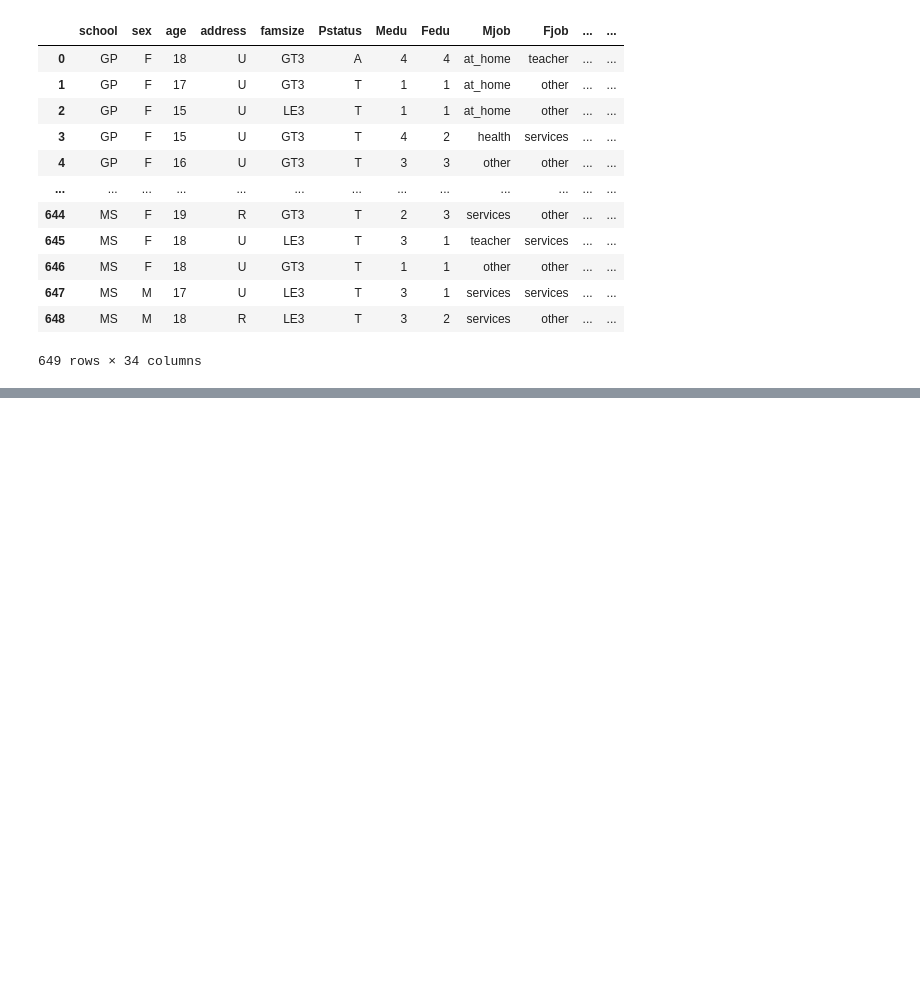
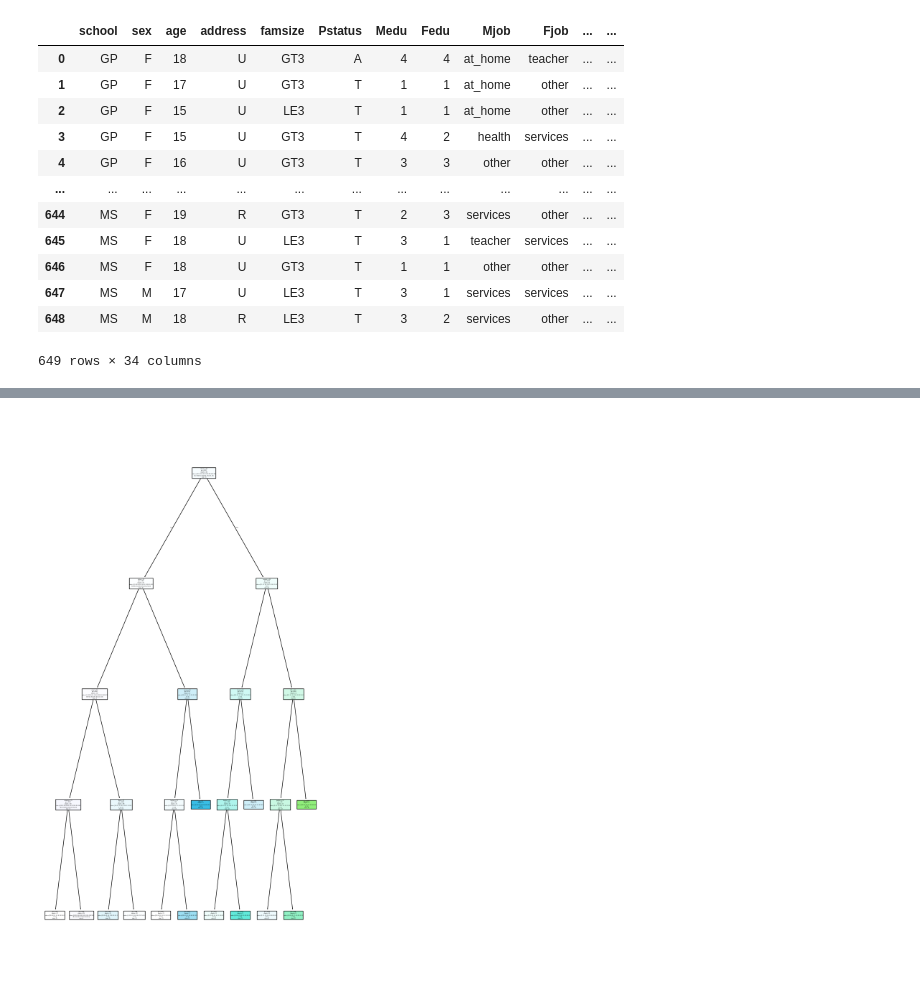
Before and after one commit to vpy-rain/Machine-Learning-Exercise, a Jupyter notebook: decision_tree.ipynb, the cells around one changed output, grey strips where cells are left out. Saved outputs shown, nothing was run; the diff lists cells and outputs as text; code cells hidden in the pictures; blank space fills up the shorter version.

```diff
--- a/decision_tree.ipynb
+++ b/decision_tree.ipynb
@@ -46,7 +46,8 @@ df.head
 
 [649 rows x 33 columns]>
 # %%
-df['G'] = df.apply(lambda row: row["G1"] + row["G2"] + row["G3"], axis=1)
+df['G'] = df.apply(lambda row: (row["G1"] + row["G2"] + row["G3"])/3, axis=1)
+df['G'] = df['G'].astype('int64')
 # %%
 df.dtypes
 # %% [output]
@@ -100,6 +118,6 @@ array([0, 1, 2, 3, 4])
 # %%
-X = df.drop(['G'], axis=1)
-y = df['G']
+X = df_amended.drop(['G1', 'G2', 'G3', 'G'], axis=1)
+y = df_amended['G']
 # %%
 X_train, X_test, y_train, y_test = train_test_split(X, y, train_size=0.67)
 # %%
@@ -142,12 +160,12 @@ The best is:  (DecisionTreeClassifier(splitter='random'), 0.6697674418604651)
 # %%
 model = DecisionTreeClassifier(
-    splitter="best", #[best, random]
-    criterion="gini", #[gini, entropy]
-    max_depth = None, #[None, int]
-    max_leaf_nodes = None, # [None, int]
-    min_samples_split=2, # [int]
-    min_samples_leaf=1, # [int]
-    min_impurity_decrease=0.00, # [float]
+    splitter="best",
+    criterion="gini",
+    max_depth = 4,
+    max_leaf_nodes = None,
+    min_samples_split=10,
+    min_samples_leaf=1,
+    min_impurity_decrease=0.00,
 )
 model.fit(X_train, y_train)
 model.score(X_test, y_test)
@@ -165,0 +174,11 @@ Note: you may need to restart the kernel to use updated packages.
+# %%
+import matplotlib.pyplot as plt
+
+fig = plt.figure(figsize=(10, 20))
+_ = tree.plot_tree(model,
+                   feature_names = X.columns.tolist(),
+                   class_names = [str(cls) for cls in y.unique()],
+                   filled = True
+                   )
+# %% [output]
+[figure, added]
```
Also changed, not shown: parts of 9 cells of this notebook, 4 other files.
